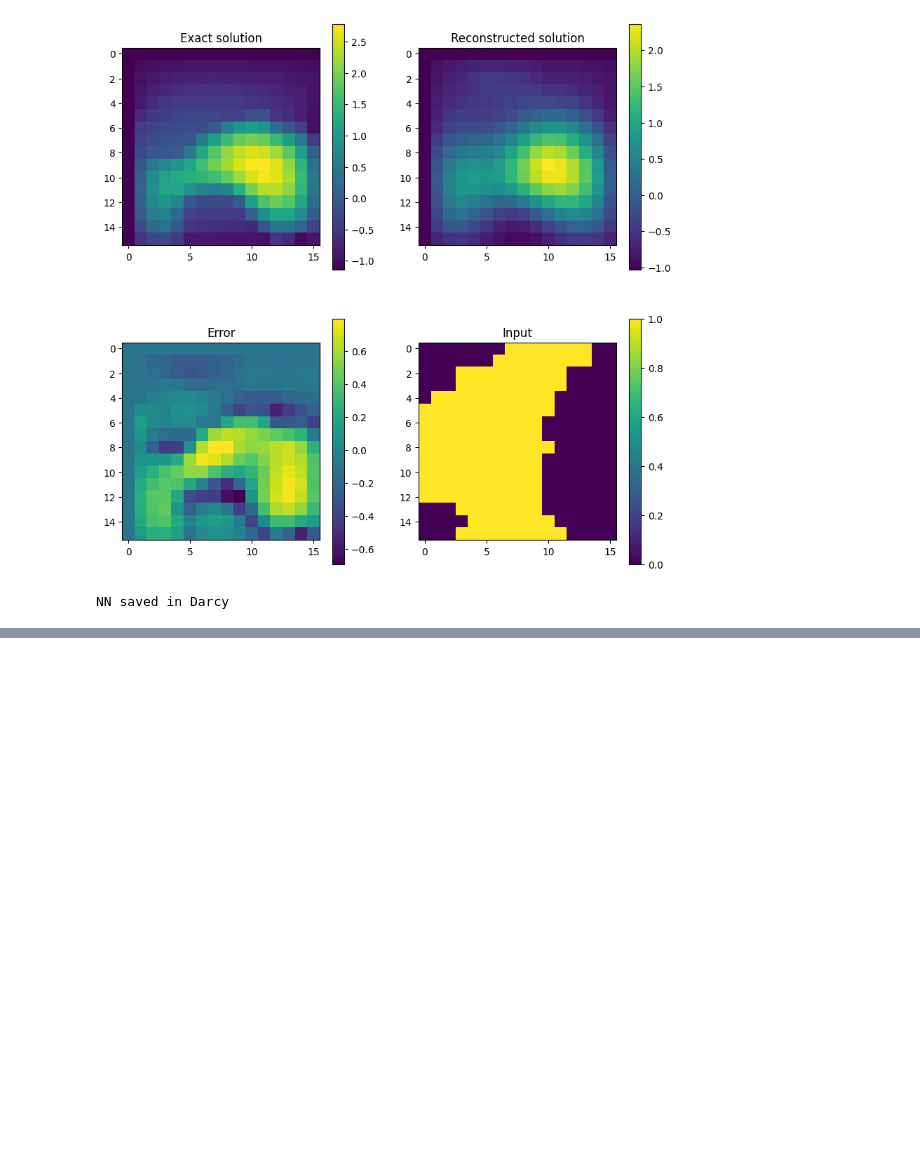
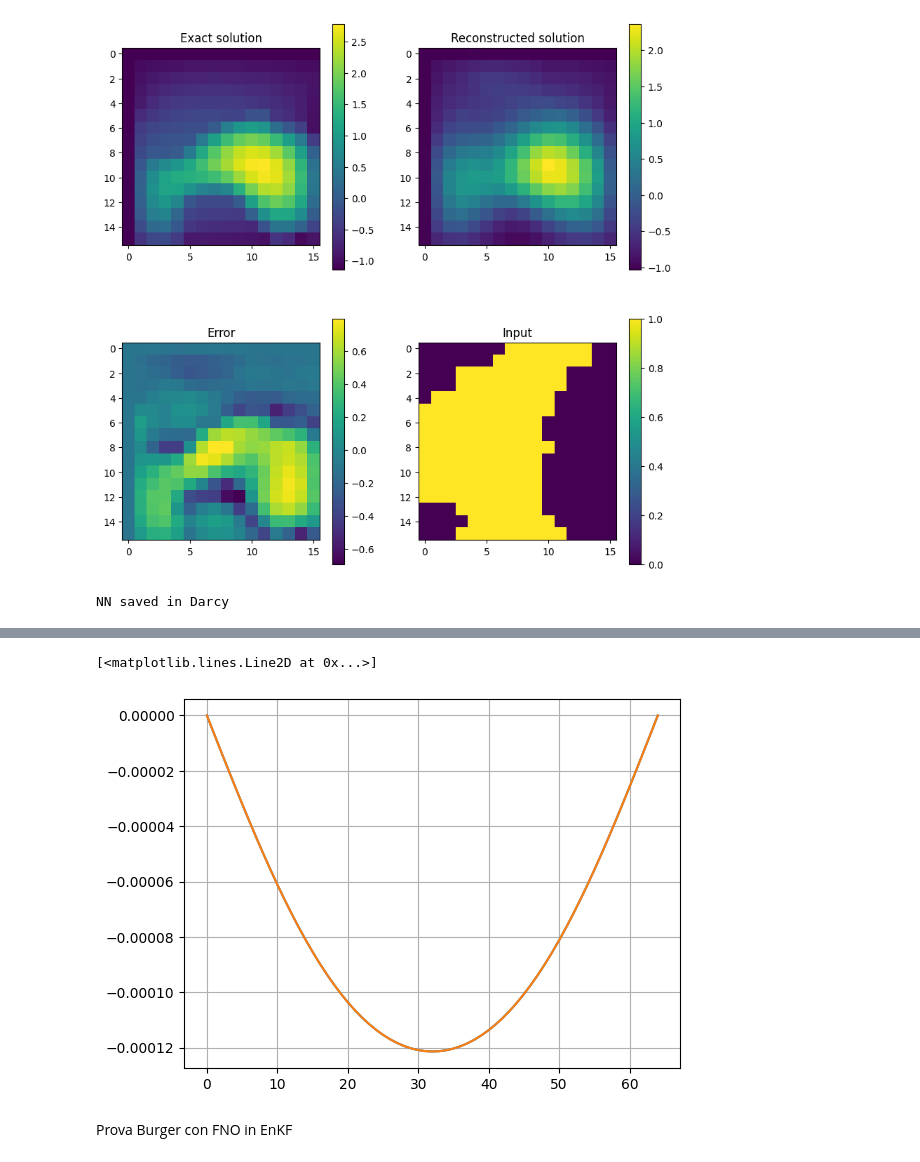
Before and after one commit to Adrianominora/Prevision, a Jupyter notebook: scripts/Prova_libreria.ipynb, the cells around one changed output, grey strips where cells are left out. Saved outputs shown, nothing was run; the diff lists cells and outputs as text; code cells hidden in the pictures; blank space fills up the shorter version.

```diff
--- a/scripts/Prova_libreria.ipynb
+++ b/scripts/Prova_libreria.ipynb
@@ -389,0 +484,9 @@ NN saved in Darcy
+# %%
+index = 10
+plt.figure()
+plt.grid(True)
+plt.plot(input_test[index])
+plt.plot(output_test[index])
+# %% [output]
+[<matplotlib.lines.Line2D at 0x...>]
+[figure, added]
@@ -389,0 +499,2 @@ NN saved in Darcy
+# %% [markdown]
+Prova Burger con FNO in EnKF
```
Also changed, not shown: parts of 12 cells of this notebook, 2 other files.
